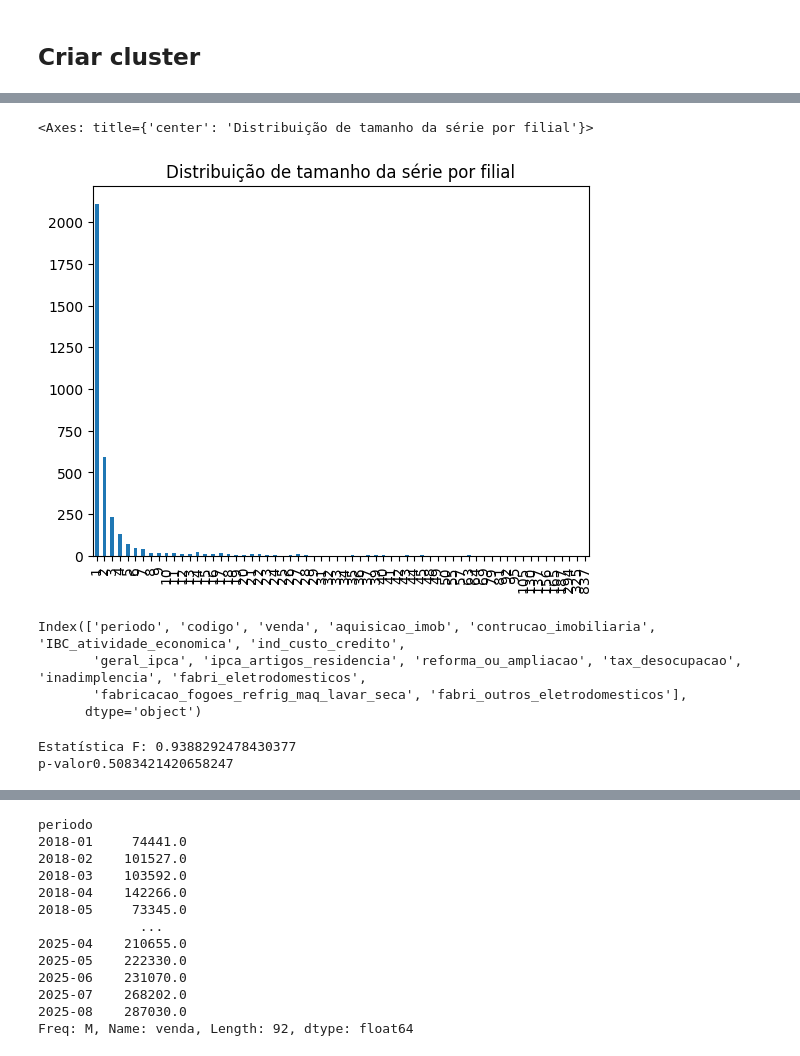
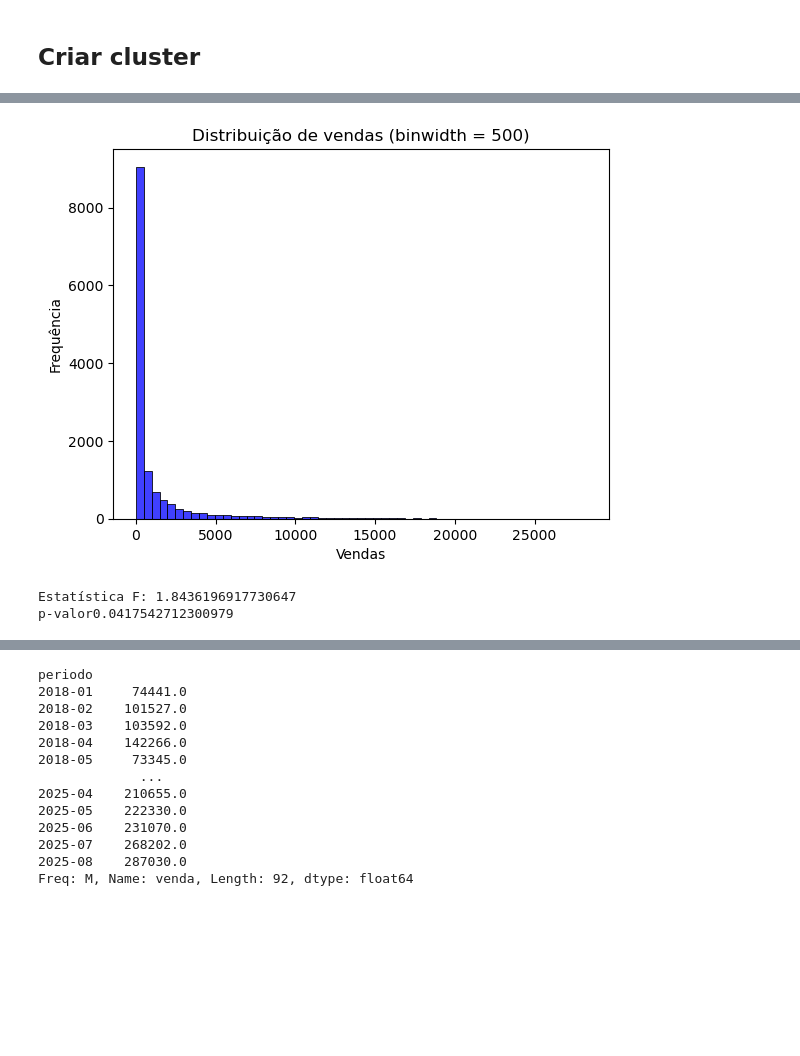
Before and after one commit to Marcelo-Honorio/ds_prod_venda, a Jupyter notebook: explorando_dados.ipynb, the cells around one changed output, grey strips where cells are left out. Drawn from its saved outputs; the diff is of its cells as text; code cells hidden in the pictures; blank space fills up the shorter version.

```diff
--- a/explorando_dados.ipynb
+++ b/explorando_dados.ipynb
@@ -36,6 +37,6 @@ df.head()
 # %%
 # Observar a continuidade dos dados
-df.set_index("periodo").resample("M")["venda"].sum().plot(title="Total de vendas por mês")
+df.set_index("periodo").resample("M")["vendas"].sum().plot(title="Total de vendas por mês")
 # %% [output]
 <Axes: title={'center': 'Total de vendas por mês'}, xlabel='periodo'>
 [figure]
@@ -53,7 +45,7 @@ df.head()
 # %%
 # Criar features agregadas para cada produto
 product_features = df.groupby('codigo').agg({
-    'venda': ['mean', 'std', 'count'],
+    'vendas': ['mean', 'std', 'count'],
 }).fillna(0)
 
 # Ajustar os nomes das colunas (remover multi-index)
@@ -83,3 +75,24 @@ plt.grid(True)
 plt.show()
 # %% [output]
 [figure]
+# %%
+# Clusterização final
+n_clusters = 3
+kmeans = KMeans(n_clusters=n_clusters, random_state=42, n_init=10)
+clusters = kmeans.fit_predict(product_features_scaled)
+
+# Mapear os clusters de volta para o DataFrame original
+df['cluster'] = df['codigo'].map(dict(zip(product_features.index, clusters)))
+# %%
+# Agrupar por semana e cluster, calculando a mediana das vendas
+df["mes"] = df["periodo"].dt.month.astype("str")
+df_cluster = df.groupby(["mes", "cluster"])["vendas"].mean().reset_index()
+
+# FacetGrid: um gráfico por cluster
+g = sns.FacetGrid(df_cluster, col='cluster', col_wrap=2, height=4, sharey=False)
+g.map_dataframe(sns.lineplot, x='mes', y='vendas', marker='o', color='b')  # Adicionando cor fixa para consistência
+g.set_titles("Cluster {col_name}")
+g.set_xticklabels(rotation=45)  # Rotacionar rótulos do eixo x
+g.set_axis_labels("Mês", "Venda (mediana)")  # Nomes dos eixos
+g.tight_layout()  # Ajustar layout para evitar sobreposição
+plt.show()
@@ -86,37 +111,33 @@ plt.show()
 # %%
 #Ver quantos produtos têm histórico curto
-df[df.venda >= 0].groupby(["venda"]).size().value_counts().sort_index().plot(kind="bar", title="Distribuição de tamanho da série por filial")
+sns.histplot(data=df, x='vendas', binwidth=500, color='b')
+plt.title("Distribuição de vendas (binwidth = 500)")
+plt.xlabel("Vendas")
+plt.ylabel("Frequência")
+plt.show()
 # %% [output]
-<Axes: title={'center': 'Distribuição de tamanho da série por filial'}>
-[figure, old version]
+[figure, new version]
-# %%
-df.columns
-# %% [output]
-Index(['periodo', 'codigo', 'venda', 'aquisicao_imob', 'contrucao_imobiliaria', 'IBC_atividade_economica', 'ind_custo_credito',
-       'geral_ipca', 'ipca_artigos_residencia', 'reforma_ou_ampliacao', 'tax_desocupacao', 'inadimplencia', 'fabri_eletrodomesticos',
-       'fabricacao_fogoes_refrig_maq_lavar_seca', 'fabri_outros_eletrodomesticos'],
-      dtype='object')
 # %%
 # ANOVA para testar a diferença de média entre mes
-df_acumulado = df.groupby("periodo").agg(
-    venda = ("venda", "sum")
-).reset_index()
+#df_acumulado = df.groupby("periodo").agg(
+#    venda = ("vendas", "sum")
+#).reset_index()
 
-df_acumulado["mes"] = df_acumulado.periodo.dt.month
+#df_acumulado["mes"] = df_acumulado.periodo.dt.month
 
 # Criar listas separadas por mes
-grupo_1 = df_acumulado[df_acumulado['mes'] == 1]['venda']
-grupo_2 = df_acumulado[df_acumulado['mes'] == 2]['venda']
-grupo_3 = df_acumulado[df_acumulado['mes'] == 3]['venda']
-grupo_4 = df_acumulado[df_acumulado['mes'] == 4]['venda']
-grupo_5 = df_acumulado[df_acumulado['mes'] == 5]['venda']
-grupo_6 = df_acumulado[df_acumulado['mes'] == 6]['venda']
-grupo_7 = df_acumulado[df_acumulado['mes'] == 7]['venda']
-grupo_8 = df_acumulado[df_acumulado['mes'] == 8]['venda']
-grupo_9 = df_acumulado[df_acumulado['mes'] == 9]['venda']
-grupo_10 = df_acumulado[df_acumulado['mes'] == 10]['venda']
-grupo_11 = df_acumulado[df_acumulado['mes'] == 11]['venda']
-grupo_12 = df_acumulado[df_acumulado['mes'] == 12]['venda']
+grupo_1 = df[df['mes'] == "1"]['venda']
+grupo_2 = df[df['mes'] == "2"]['venda']
+grupo_3 = df[df['mes'] == "3"]['venda']
+grupo_4 = df[df['mes'] == "4"]['venda']
+grupo_5 = df[df['mes'] == "5"]['venda']
+grupo_6 = df[df['mes'] == "6"]['venda']
+grupo_7 = df[df['mes'] == "7"]['venda']
+grupo_8 = df[df['mes'] == "8"]['venda']
+grupo_9 = df[df['mes'] == "9"]['venda']
+grupo_10 = df[df['mes'] == "10"]['venda']
+grupo_11 = df[df['mes'] == "11"]['venda']
+grupo_12 = df[df['mes'] == "12"]['venda']
 
 # Como estamos comparando média entre mais de dois grupos (P, M, G). Teste mais adequado é ANOVA (análise de variância).
 f_stat, p_val = f_oneway(grupo_1, grupo_2, grupo_3,
@@ -128,8 +149,8 @@ f_stat, p_val = f_oneway(grupo_1, grupo_2, grupo_3,
 print(f'Estatística F: {f_stat}')
 print(f'p-valor{p_val}')
 # %% [output]
-Estatística F: 0.9388292478430377
-p-valor0.5083421420658247
+Estatística F: 1.8436196917730647
+p-valor0.0417542712300979
 # %%
 from statsmodels.stats.multicomp import pairwise_tukeyhsd
 
```
Also changed, not shown: parts of 28 cells of this notebook, 2 other files.
